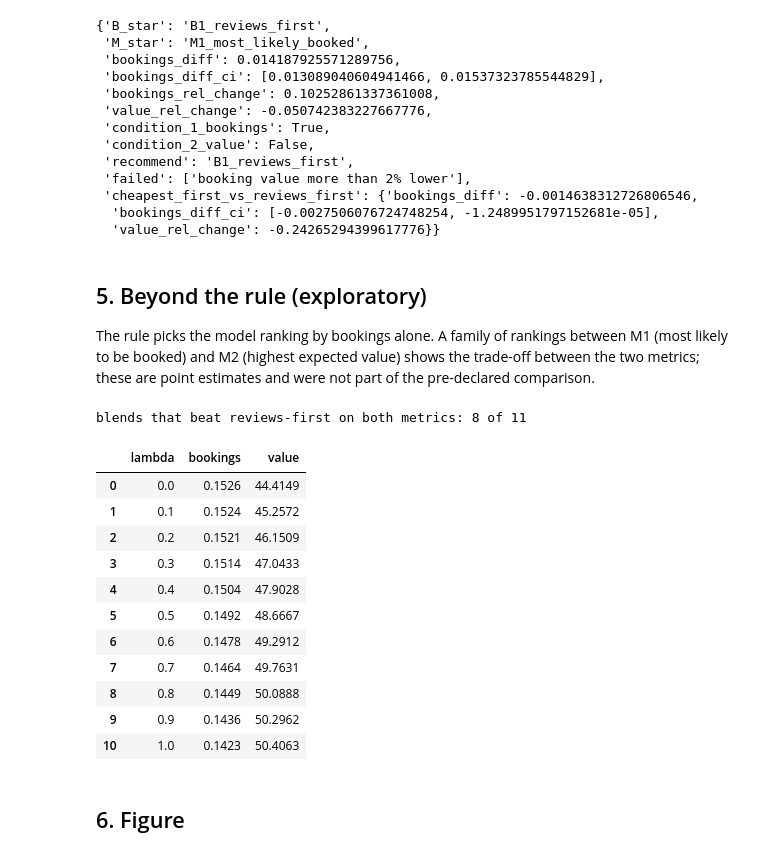
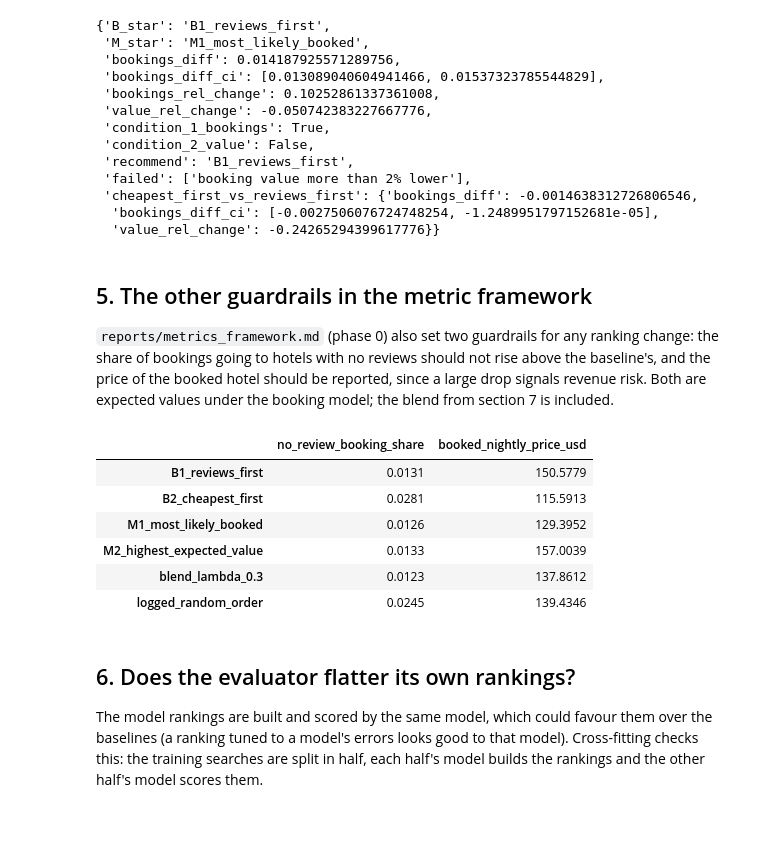
Before and after one commit to janeruxi1/Hotel-Search-Ranking, a Jupyter notebook: notebooks/04_policy_evaluation.ipynb, the cells around one changed output. Saved outputs shown, nothing was run; the diff lists cells and outputs as text; code cells hidden in the pictures; blank space fills up the shorter version.

```diff
--- a/notebooks/04_policy_evaluation.ipynb
+++ b/notebooks/04_policy_evaluation.ipynb
@@ -161,36 +161,33 @@ decision
   'bookings_diff_ci': [-0.0027506076724748254, -1.2489951797152681e-05],
   'value_rel_change': -0.24265294399617776}}
 # %% [markdown]
-## 5. Beyond the rule (exploratory)
+## 5. The other guardrails in the metric framework
 
-The rule picks the model ranking by bookings alone. A family of rankings between M1 (most
-likely to be booked) and M2 (highest expected value) shows the trade-off between the two
-metrics; these are point estimates and were not part of the pre-declared comparison.
+`reports/metrics_framework.md` (phase 0) also set two guardrails for any ranking change: the
+share of bookings going to hotels with no reviews should not rise above the baseline's, and the
+price of the booked hotel should be reported, since a large drop signals revenue risk. Both are
+expected values under the booking model; the blend from section 7 is included.
 # %%
 p_hat = policy.Params.from_vector(fit.names, fit.beta)
-frontier = []
-for lam in np.linspace(0, 1, 11):
-    o = policy.outcomes(evalset, p_hat, policy.assign_slots(evalset, policy.blend_scores(evalset, p_hat, lam)))
-    frontier.append({"lambda": round(float(lam), 2), "bookings": o["bookings"], "value": o["value"]})
-frontier = pd.DataFrame(frontier)
-b1 = result["point"]["B1_reviews_first"]
-dominates_b1 = frontier[(frontier["bookings"] > b1[0]) & (frontier["value"] > b1[1])]
-print(f"blends that beat reviews-first on both metrics: {len(dominates_b1)} of {len(frontier)}")
-frontier.round(4)
+scores = policy.policy_scores(evalset, p_hat)
+scores["blend_lambda_0.3"] = policy.blend_scores(evalset, p_hat, 0.3)
+guardrails = pd.DataFrame({k: policy.guardrail_metrics(evalset, p_hat, policy.assign_slots(evalset, s))
+                           for k, s in scores.items()}).T
+guardrails.loc["logged_random_order"] = policy.guardrail_metrics(evalset, p_hat, evalset.slots)
+guardrails.round(4)
 # %% [output]
-blends that beat reviews-first on both metrics: 8 of 11
-|  | lambda | bookings | value |
-| 0 | 0.0 | 0.1526 | 44.4149 |
-| 1 | 0.1 | 0.1524 | 45.2572 |
-| 2 | 0.2 | 0.1521 | 46.1509 |
-| 3 | 0.3 | 0.1514 | 47.0433 |
-| 4 | 0.4 | 0.1504 | 47.9028 |
-| 5 | 0.5 | 0.1492 | 48.6667 |
-| 6 | 0.6 | 0.1478 | 49.2912 |
-| 7 | 0.7 | 0.1464 | 49.7631 |
-| 8 | 0.8 | 0.1449 | 50.0888 |
-| 9 | 0.9 | 0.1436 | 50.2962 |
-| 10 | 1.0 | 0.1423 | 50.4063 |
+|  | no_review_booking_share | booked_nightly_price_usd |
+| B1_reviews_first | 0.0131 | 150.5779 |
+| B2_cheapest_first | 0.0281 | 115.5913 |
+| M1_most_likely_booked | 0.0126 | 129.3952 |
+| M2_highest_expected_value | 0.0133 | 157.0039 |
+| blend_lambda_0.3 | 0.0123 | 137.8612 |
+| logged_random_order | 0.0245 | 139.4346 |
 # %% [markdown]
-## 6. Figure
+## 6. Does the evaluator flatter its own rankings?
+
+The model rankings are built and scored by the same model, which could favour them over the
+baselines (a ranking tuned to a model's errors looks good to that model). Cross-fitting checks
+this: the training searches are split in half, each half's model builds the rankings and the
+other half's model scores them.
 # %%
```
Also changed, not shown: parts of 11 cells of this notebook, 34 other files.
